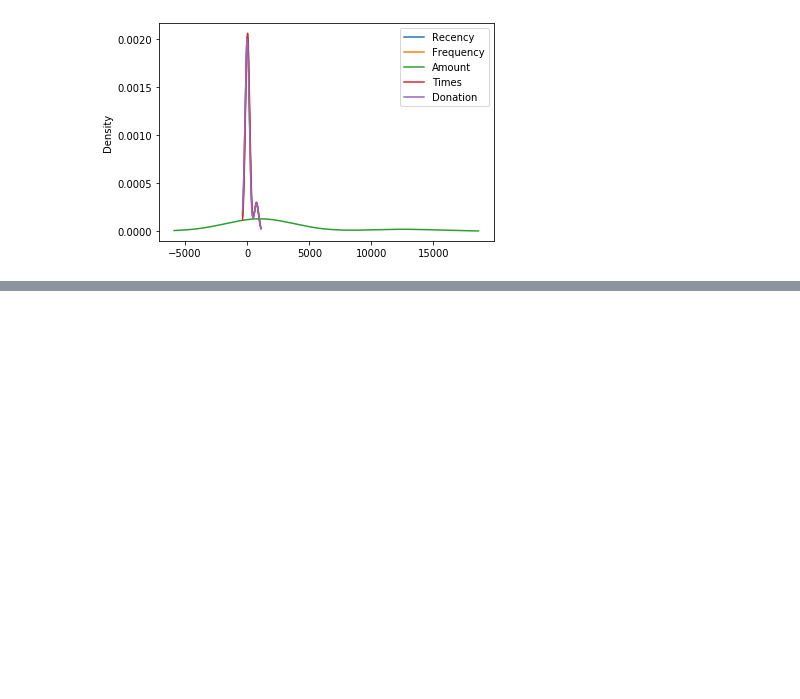
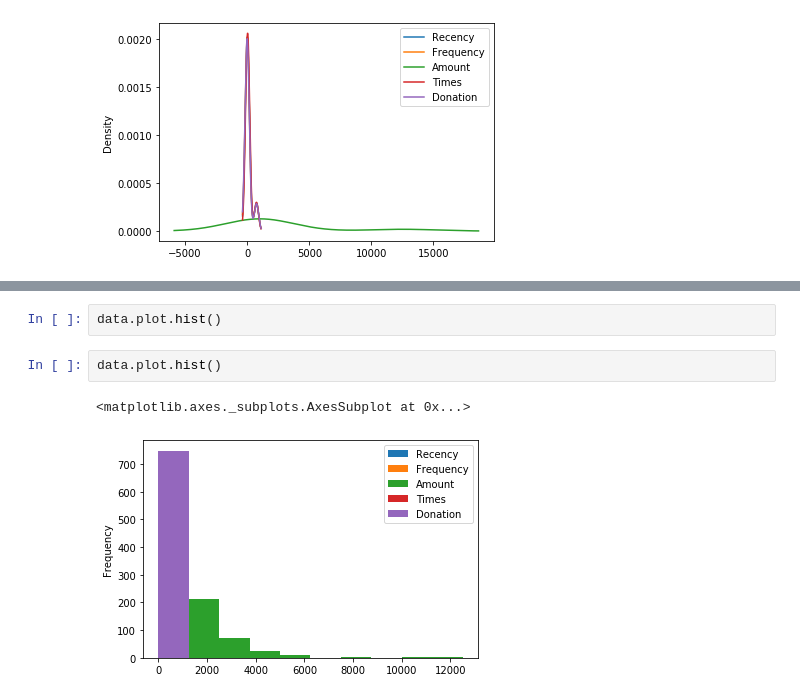
Before and after one commit to Swington/data_upskill, a Jupyter notebook: e1/main.ipynb, the cells around one changed output, grey strips where cells are left out. Saved outputs shown, nothing was run; the diff lists cells and outputs as text; blank space fills up the shorter version.

```diff
--- a/e1/main.ipynb
+++ b/e1/main.ipynb
@@ -109,0 +110,7 @@ pd.DataFrame(np.random.rand(3, 2), columns=['foo', 'bar'], index=range(3))
+# %%
+data.plot.hist()
+# %%
+data.plot.hist()
+# %% [output]
+<matplotlib.axes._subplots.AxesSubplot at 0x...>
+[figure, added]
```
Also changed, not shown: parts of 1 cell of this notebook, 2 other files.
